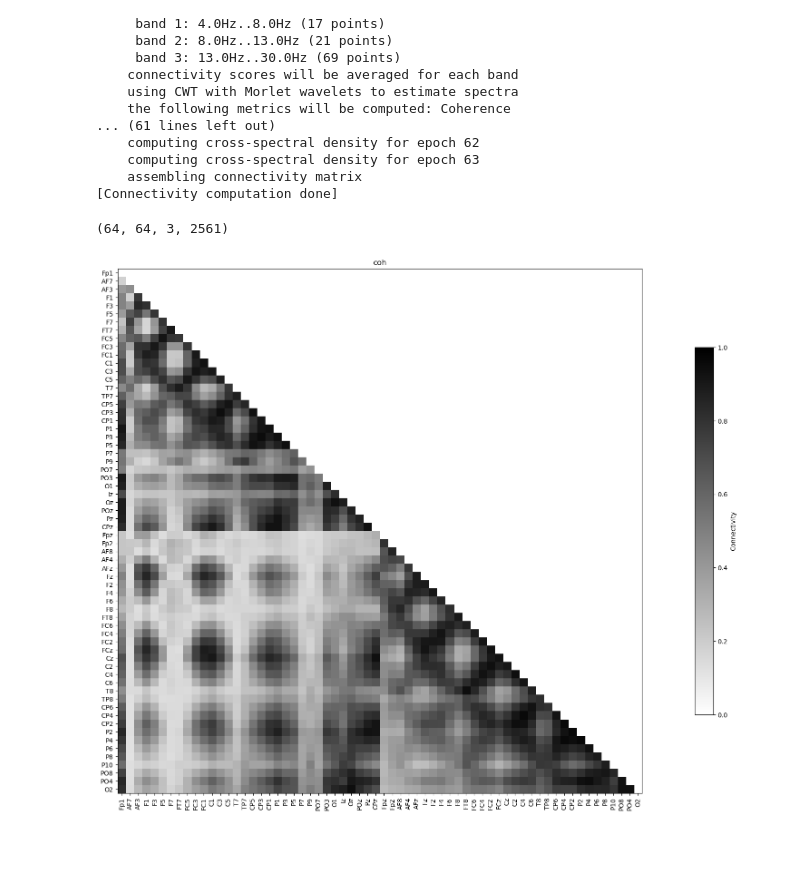
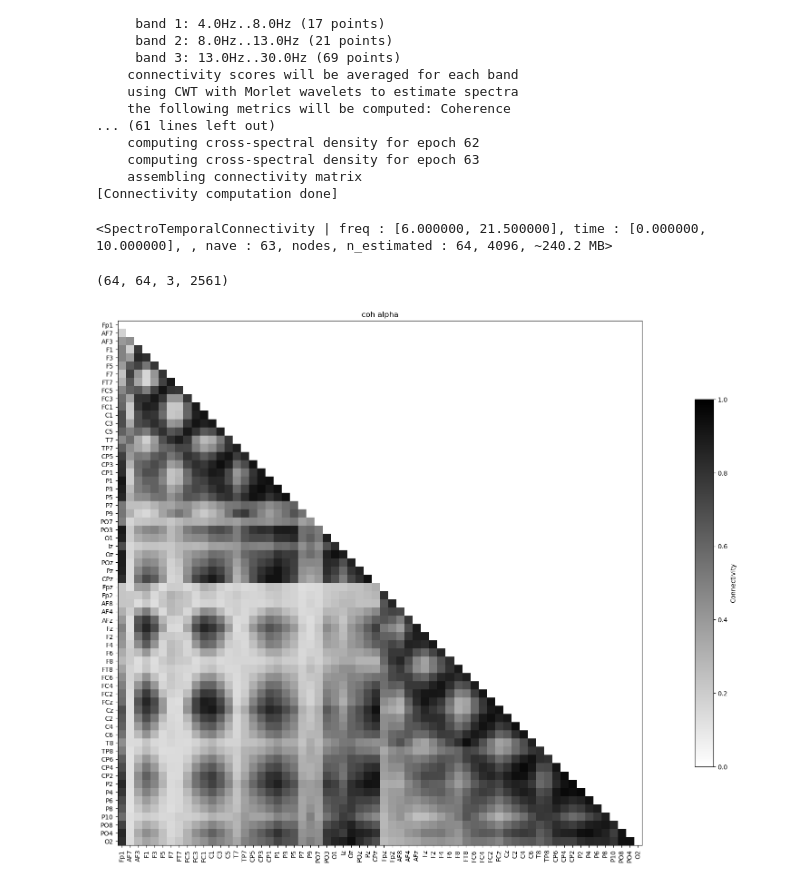
Before and after one commit to navnoorsingh0309/Brain_waves_analysis, a Jupyter notebook: main.ipynb, the cells around one changed output. Saved outputs shown, nothing was run; the diff lists cells and outputs as text; code cells hidden in the pictures; blank space fills up the shorter version.

```diff
--- a/main_TF.ipynb
+++ b/main.ipynb
@@ -5,3 +5,5 @@ import mne
 import matplotlib.pyplot as plt
 import glob
 import numpy as np
+# %%
+mne.viz.set_browser_backend("matplotlib")
@@ -284,8 +309,10 @@ epochs[0]
 | Time range | 0.000 – 10.000 s |
 | Baseline | off |
 # %%
+# Applying coherence method using cwt_morlet over freqs
+
 conn_epochs = spectral_connectivity_epochs(
-    epochs[0], method='coh', mode='cwt_morlet', sfreq=256, cwt_freqs=freqs, fmin=(4.0, 8.0, 13.0), fmax=(8.0, 13.0, 30.0), faverage=True)
+    epochs[0], method='coh', mode='cwt_morlet', sfreq=256, cwt_freqs=freqs, fmin=fmin, fmax=fmax, faverage=True)
 # %% [output]
 Adding metadata with 3 columns
 Connectivity computation...
@@ -304,6 +331,10 @@ only using indices for lower-triangular matrix
     computing cross-spectral density for epoch 63
     assembling connectivity matrix
 [Connectivity computation done]
+# %%
+conn_epochs
+# %% [output]
+<SpectroTemporalConnectivity | freq : [6.000000, 21.500000], time : [0.000000, 10.000000], , nave : 63, nodes, n_estimated : 64, 4096, ~240.2 MB>
 # %%
 # Get data as connectivity matrices
 con_matrix = conn_epochs.get_data(output="dense")
@@ -311,30 +343,28 @@ con_matrix.shape
 # %% [output]
 (64, 64, 3, 2561)
 # %%
-con_epochs_array = np.mean(con_matrix, axis=3)  # average over timepoints
+# Averaging over timepoints
+con_epochs_array = np.mean(con_matrix, axis=3)
 
-# In this example, we will just show alpha
-foi = list(Freq_bands.keys()).index("alpha")  # frequency of interest
+# Just alpha band
+foi = list(Freq_bands.keys()).index("alpha")
 
 
 # Define function for plotting con matrices
 def plot_con_matrix(con_data):
-    """Visualize the connectivity matrix."""
     fig, ax = plt.subplots(1, 1, figsize=(30, 15))
-    # Plot with imshow
     con_plot = ax.imshow(con_data[:, :, foi], cmap="binary", vmin=0, vmax=1)
-    # Set title
-    ax.set_title('coh')
+    ax.set_title('coh alpha')
     # Add colorbar
     fig.colorbar(con_plot, ax=ax, shrink=0.7, label="Connectivity")
     # Fix labels
     ax.set_xticks(range(len(raw_data[0].ch_names)))
     ax.set_xticklabels(raw_data[0].ch_names, rotation=90)
     ax.set_yticks(range(len(raw_data[0].ch_names)))
     ax.set_yticklabels(raw_data[0].ch_names)
     return fig
 
 
 plot_con_matrix(con_epochs_array)
 # %% [output]
-[figure, old version]
+[figure, new version]
```
Also changed, not shown: parts of 21 cells of this notebook.
